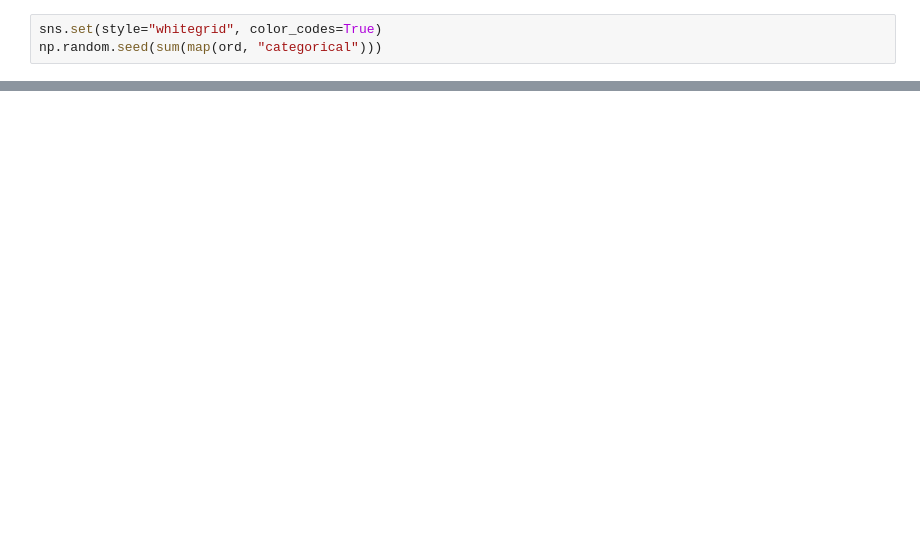
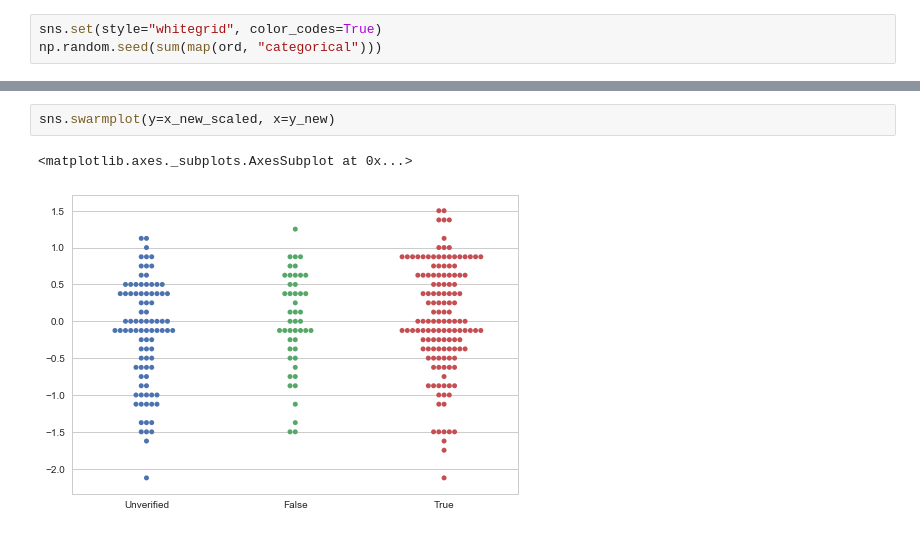
Before and after one commit to iamhuy/rumour-veracity-verification, a Jupyter notebook: notebooks/class_distribution.ipynb, the cells around one changed output, grey strips where cells are left out. Cells and saved outputs as stored; diff of their text form; blank space fills up the shorter version.

```diff
--- a/notebooks/class_distribution.ipynb
+++ b/notebooks/class_distribution.ipynb
@@ -40,0 +82,5 @@ sns.swarmplot(y="Description length in words", x="Veracity", data = data)
+# %%
+sns.swarmplot(y=x_new_scaled, x=y_new)
+# %% [output]
+<matplotlib.axes._subplots.AxesSubplot at 0x...>
+[figure, added]
```
Also changed, not shown: parts of 7 cells of this notebook.
